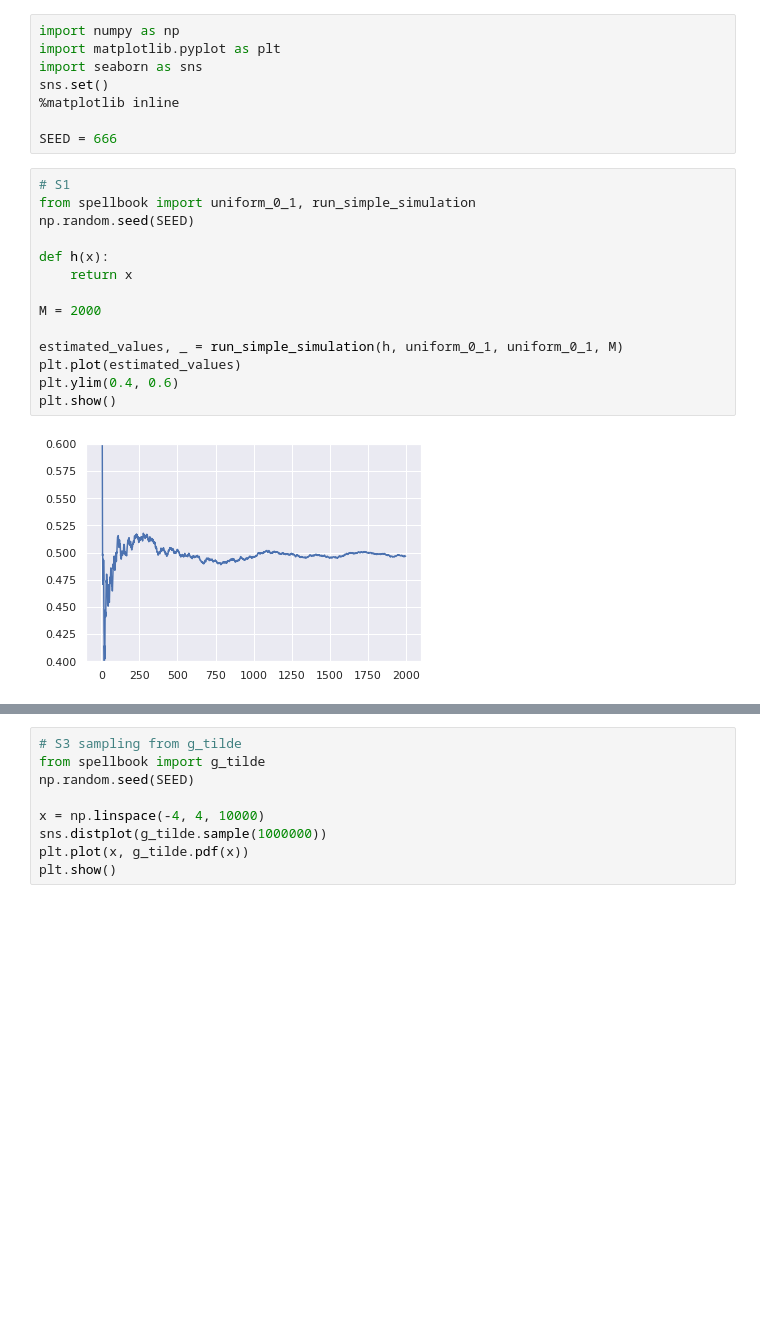
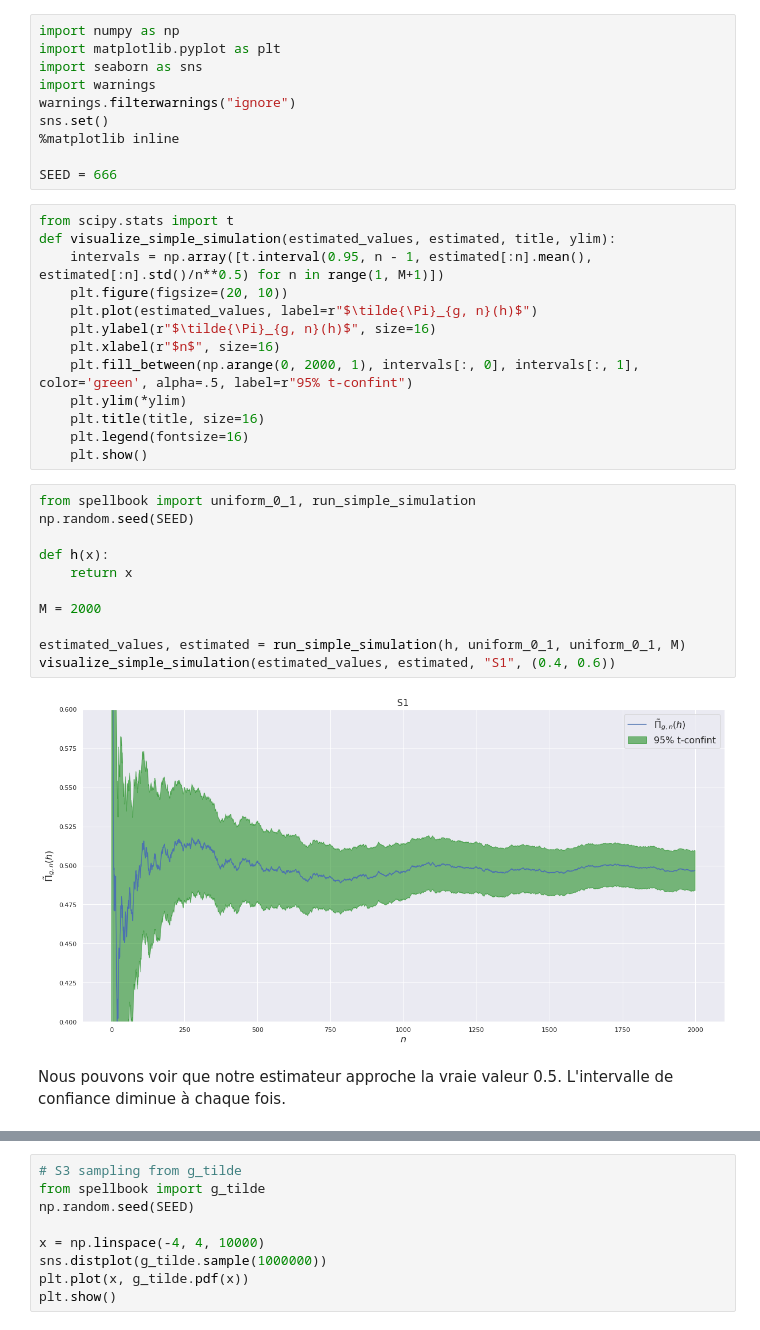
Before and after one commit to stdereka/MAP361P, a Jupyter notebook: project.ipynb, the cells around one changed output, grey strips where cells are left out. Cells and saved outputs as stored; diff of their text form; blank space fills up the shorter version.

```diff
--- a/project.ipynb
+++ b/project.ipynb
@@ -2,23 +18,37 @@
 import numpy as np
 import matplotlib.pyplot as plt
 import seaborn as sns
+import warnings
+warnings.filterwarnings("ignore")
 sns.set()
 %matplotlib inline
 
 SEED = 666
+# %%
+from scipy.stats import t
+def visualize_simple_simulation(estimated_values, estimated, title, ylim):
+    intervals = np.array([t.interval(0.95, n - 1, estimated[:n].mean(), estimated[:n].std()/n**0.5) for n in range(1, M+1)])
+    plt.figure(figsize=(20, 10))
+    plt.plot(estimated_values, label=r"$\tilde{\Pi}_{g, n}(h)$")
+    plt.ylabel(r"$\tilde{\Pi}_{g, n}(h)$", size=16)
+    plt.xlabel(r"$n$", size=16)
+    plt.fill_between(np.arange(0, 2000, 1), intervals[:, 0], intervals[:, 1], color='green', alpha=.5, label=r"95% t-confint")
+    plt.ylim(*ylim)
+    plt.title(title, size=16)
+    plt.legend(fontsize=16)
+    plt.show()
 # %%
-# S1
 from spellbook import uniform_0_1, run_simple_simulation
 np.random.seed(SEED)
 
 def h(x):
     return x
 
 M = 2000
 
-estimated_values, _ = run_simple_simulation(h, uniform_0_1, uniform_0_1, M)
-plt.plot(estimated_values)
-plt.ylim(0.4, 0.6)
-plt.show()
+estimated_values, estimated = run_simple_simulation(h, uniform_0_1, uniform_0_1, M)
+visualize_simple_simulation(estimated_values, estimated, "S1", (0.4, 0.6))
 # %% [output]
-[figure, old version]
+[figure, new version]
+# %% [markdown]
+Nous pouvons voir que notre estimateur approche la vraie valeur 0.5. L'intervalle de confiance diminue à chaque fois.
```
Also changed, not shown: parts of 7 cells of this notebook, 1 other file.
